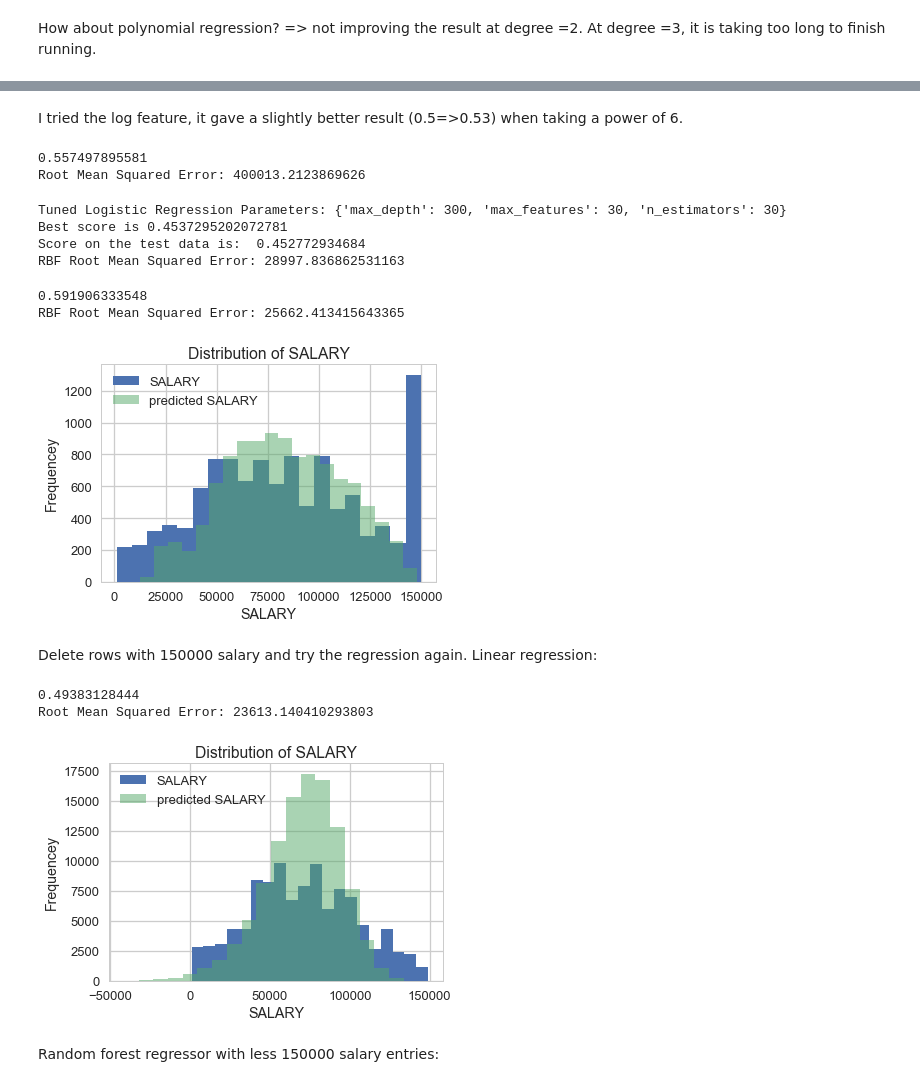
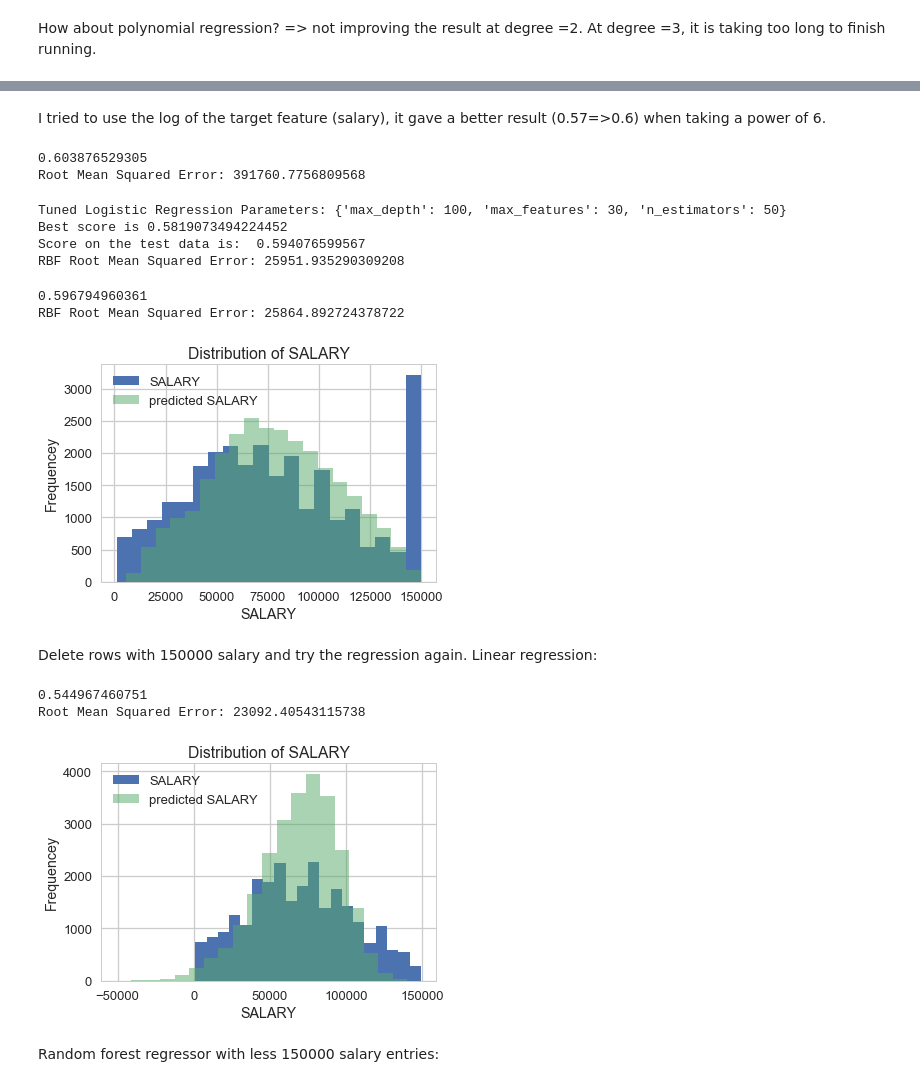
Before and after one commit to shuojiashi/women_in_stem, a Jupyter notebook: notebooks/Women in STEM workforce ML.ipynb, the cells around one changed output, grey strips where cells are left out. Saved outputs shown, nothing was run; the diff lists cells and outputs as text; code cells hidden in the pictures.

```diff
--- a/notebooks/Women in STEM workforce ML.ipynb
+++ b/notebooks/Women in STEM workforce ML.ipynb
@@ -241,14 +236,14 @@ Root Mean Squared Error: 48524.19561370276
 # %% [markdown]
-I tried the log feature, it gave a slightly better result (0.5=>0.53) when taking a power of 6.
+I tried to use the log of the target feature (salary), it gave a better result (0.57=>0.6) when taking a power of 6.
 # %%
-df_sample = df_employed_no
+df_sample = df_employed_no[df_employed_no['YEAR']==2013]
 #.sample(frac=0.2, random_state=42)
 
 X_s = df_sample.drop(['SALARY'], axis=1)
 y_s = np.log(df_sample['SALARY'])**6
 
 #train test split
-X_train, X_test, y_train, y_test = train_test_split(X_s, y_s, test_size = 0.3, random_state=42)
+X_train, X_test, y_train, y_test = train_test_split(X_s, y_s, test_size = 0.3, random_state=41)
 
 reg = LinearRegression()
 
@@ -265,8 +260,8 @@ print(reg.score(X_test, y_test))
 rmse = np.sqrt(mean_squared_error(y_test,y_pred))
 print("Root Mean Squared Error: {}".format(rmse))
 # %% [output]
-0.557497895581
-Root Mean Squared Error: 400013.2123869626
+0.603876529305
+Root Mean Squared Error: 391760.7756809568
 # %%
 #Use grid search for random forest regressor
 # Import necessary modules
@@ -274,10 +269,10 @@ from sklearn.ensemble import RandomForestRegressor
 from sklearn.model_selection import GridSearchCV
 
 # Setup the hyperparameter grid
-X = df_employed_no.drop(['SALARY'], axis=1)
-y = df_employed_no['SALARY']
+X = df_employed_no[df_employed_no['YEAR']==2013].drop(['SALARY'], axis=1)
+y = df_employed_no[df_employed_no['YEAR']==2013]['SALARY']
 
-X_train, X_test, y_train, y_test = train_test_split(X, y, test_size = 0.3, random_state=42)
+X_train, X_test, y_train, y_test = train_test_split(X, y, test_size = 0.3, random_state=41)
 
 param_grid = {"n_estimators": [10, 30, 50],
               "max_features": [10, 30],
@@ -307,25 +302,25 @@ print("Score on the test data is: ", rfr_cv.score(X_test, y_test))
 # Print RMSE
 print("RBF Root Mean Squared Error: {}".format(rmse_rfr_cv))
 # %% [output]
-Tuned Logistic Regression Parameters: {'max_depth': 300, 'max_features': 30, 'n_estimators': 30}
-Best score is 0.4537295202072781
-Score on the test data is:  0.452772934684
-RBF Root Mean Squared Error: 28997.836862531163
+Tuned Logistic Regression Parameters: {'max_depth': 100, 'max_features': 30, 'n_estimators': 50}
+Best score is 0.5819073494224452
+Score on the test data is:  0.594076599567
+RBF Root Mean Squared Error: 25951.935290309208
 # %%
 ## Trying random forest regressor
-df_sample = df_employed_no
+df_sample = df_employed_no[df_employed_no['YEAR']==2013]
 #.sample(frac=0.2, random_state=42)
 
 X_s = df_sample.drop(['SALARY'], axis=1)
 y_s = df_sample['SALARY']
 
 #train test split
-X_train, X_test, y_train, y_test = train_test_split(X_s, y_s, test_size = 0.3, random_state=42)
+X_train, X_test, y_train, y_test = train_test_split(X_s, y_s, test_size = 0.3, random_state=41)
 
 
 from sklearn.ensemble import RandomForestRegressor
 
-rfr = RandomForestRegressor(n_estimators=100, max_features=25, max_depth=300)
+rfr = RandomForestRegressor(n_estimators=50, max_features=50, max_depth=100)
 
 #rfr.fit(X,y)
 # Use feature selection
@@ -357,46 +352,45 @@ plt.xlabel("SALARY")
 plt.ylabel("Frequencey")
 plt.show()
 # %% [output]
-0.591906333548
-RBF Root Mean Squared Error: 25662.413415643365
+0.596794960361
+RBF Root Mean Squared Error: 25864.892724378722
-[figure, old version]
+[figure, new version]
 # %% [markdown]
 Delete rows with 150000 salary and try the regression again. Linear regression:
 # %%
 ## Regression on data with less than 150000 salary
 
 
-df_decap = df_employed_no[df_employed_no['SALARY']<150000]
+df_decap = df_sample[df_sample['SALARY']<150000]
 X = df_decap.drop(['SALARY'], axis=1)
 y = df_decap['SALARY']
 
 #train test split
 X_train, X_test, y_train, y_test = train_test_split(X, y, test_size = 0.3, random_state=42)
 
 
 reg.fit(X_train, y_train)
 y_pred = reg.predict(X_test)
 #y_pred = np.clip(y_pred, 0, 150000)
 
 # Print R^2
 print(reg.score(X_test, y_test))
 
 rmse = np.sqrt(mean_squared_error(y_test,y_pred))
 print("Root Mean Squared Error: {}".format(rmse))
 
-# your turn
-
+#visualize the actual and predicted salaries
 plt.hist(y_test, bins=20, label='SALARY')
 plt.hist(y_pred,  bins=20, alpha=0.5, label='predicted SALARY')
 plt.title("Distribution of SALARY")
 plt.legend()
 plt.xlabel("SALARY")
 plt.ylabel("Frequencey")
 plt.show()
 # %% [output]
-0.49383128444
-Root Mean Squared Error: 23613.140410293803
+0.544967460751
+Root Mean Squared Error: 23092.40543115738
-[figure, old version]
+[figure, new version]
 # %% [markdown]
 Random forest regressor with less 150000 salary entries:
 # %%
```
Also changed, not shown: parts of 42 cells of this notebook.
